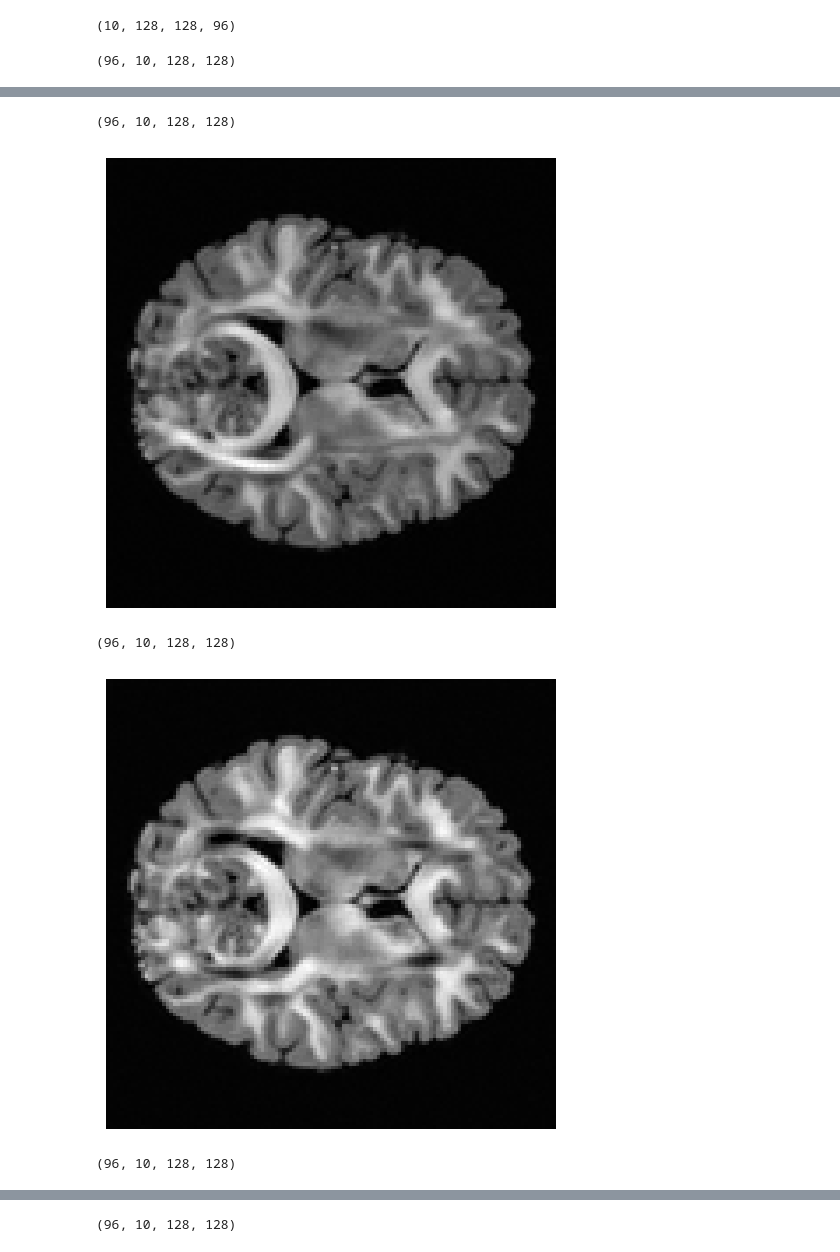
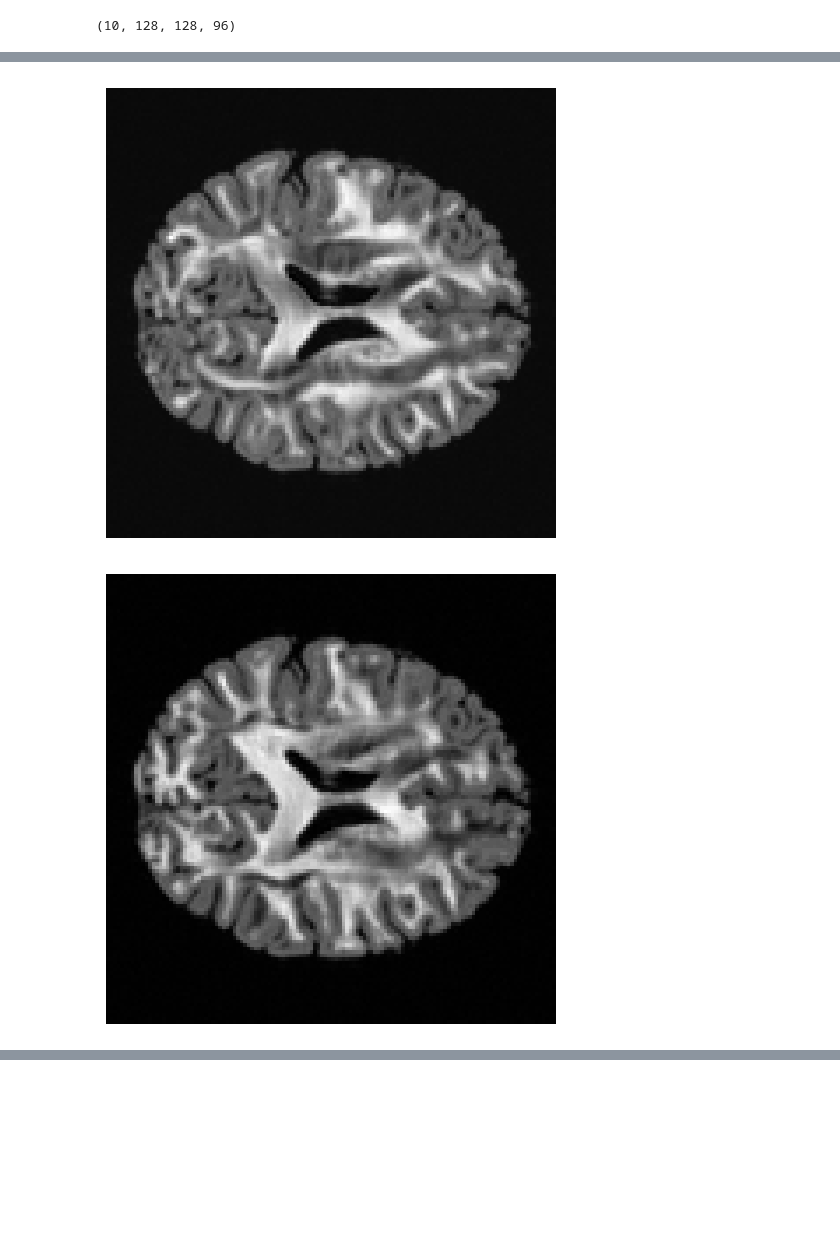
Before and after one commit to joseFranciscoHS/TechJourney, a Jupyter notebook: DWMRI/src/tests.ipynb, the cells around one changed output, grey strips where cells are left out. Saved outputs shown, nothing was run; the diff lists cells and outputs as text; code cells hidden in the pictures; blank space fills up the shorter version.

```diff
--- a/DWMRI/src/tests.ipynb
+++ b/DWMRI/src/tests.ipynb
@@ -165,10 +165,10 @@ reconstructed_dwis.shape
 # %% [output]
 (10, 128, 128, 96)
 # %%
-for i in range(10):
+for i in range(4):
     visualize_single_volume(
                 np.transpose(reconstructed_dwis, (3, 0, 1, 2)),
-    volume_idx=i
+    volume_idx=i,
+        slice_idx=55
             )
 # %% [output]
-(96, 10, 128, 128)
@@ -176,5 +176,2 @@ for i in range(10):
-(96, 10, 128, 128)
-[figure, old version]
+[figure, new version]
-(96, 10, 128, 128)
-[figure, old version]
+[figure, new version]
-(96, 10, 128, 128)
@@ -182 +178,0 @@ for i in range(10):
-(96, 10, 128, 128)
```
Also changed, not shown: parts of 7 cells of this notebook, 5 other files.
